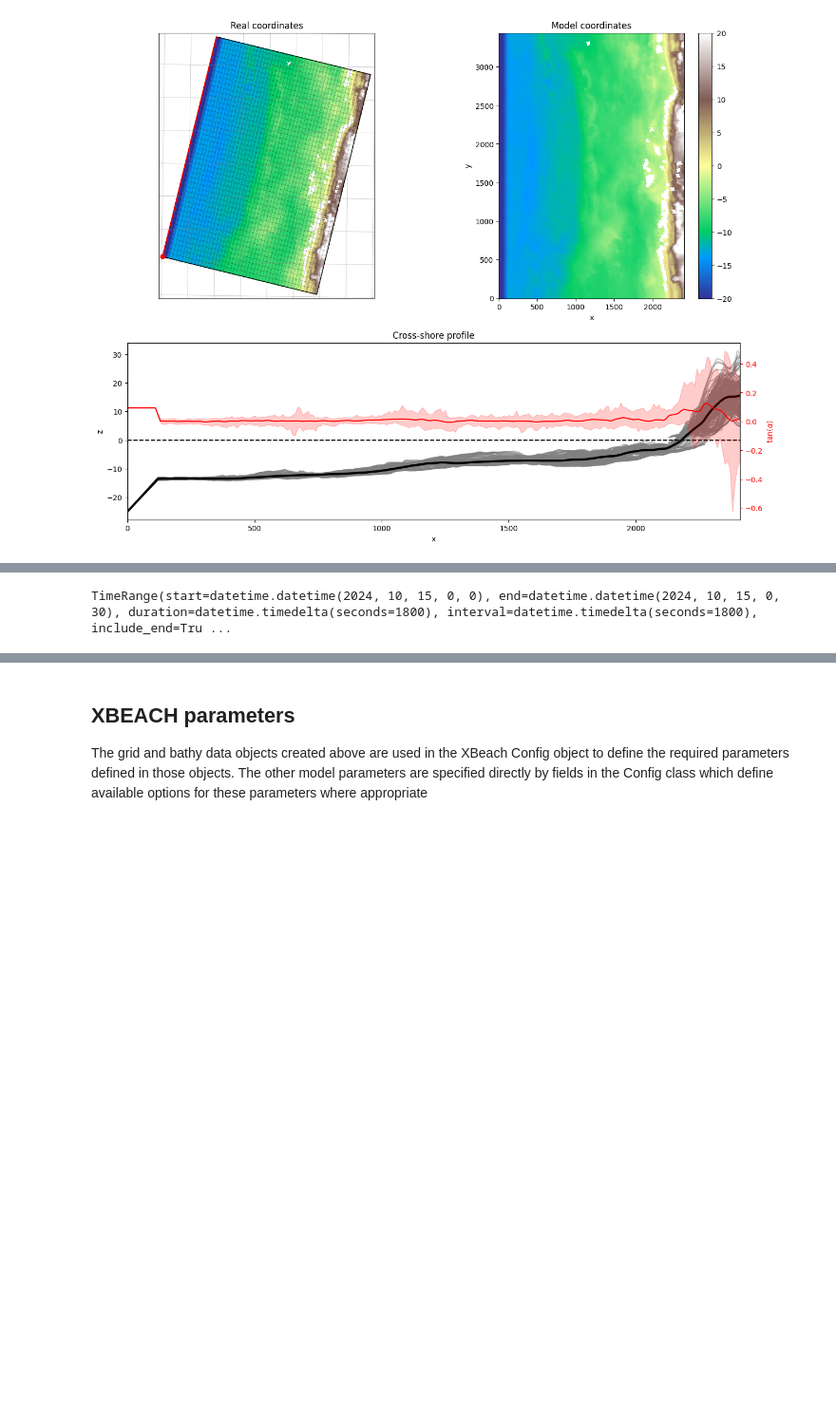
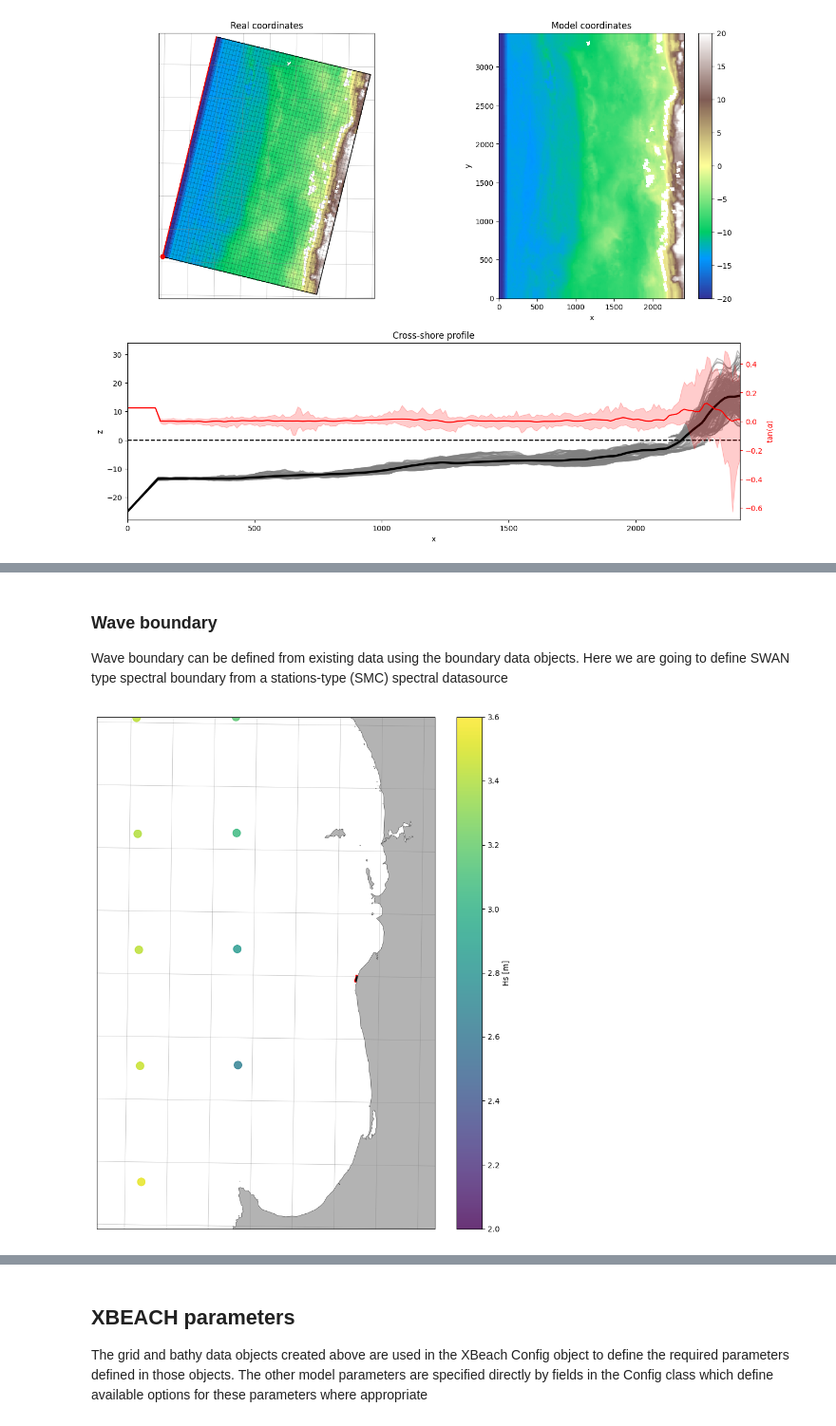
Before and after one commit to rom-py/rompy-notebooks, a Jupyter notebook: notebooks/xbeach/example_procedural.ipynb, the cells around one changed output, grey strips where cells are left out. Shown at 95% size. Drawn from its saved outputs; the diff is of its cells as text; code cells hidden in the pictures; blank space fills up the shorter version.

```diff
--- a/notebooks/xbeach/example_procedural.ipynb
+++ b/notebooks/xbeach/example_procedural.ipynb
@@ -23,0 +32,5 @@ workdir.mkdir()
+# %%
+from rompy.core.time import TimeRange
+
+times = TimeRange(start="2023-01-01T00", end="2023-01-02T00", freq="1h")
+times
@@ -192,10 +208,6 @@ from rompy.core.time import TimeRange
-# %%
-# Define a time object to run the model in surfbeat mode for 1800 s
-
-times = TimeRange(
-    start="2024-10-15T00:00",
-    end="2024-10-15T00:30",
-    interval="1800s")
-times
-# %% [output]
-TimeRange(start=datetime.datetime(2024, 10, 15, 0, 0), end=datetime.datetime(2024, 10, 15, 0, 30), duration=datetime.timedelta(seconds=1800), interval=datetime.timedelta(seconds=1800), include_end=Tru ...
+# %% [markdown]
+### Wave boundary
+
+Wave boundary can be defined from existing data using the boundary data objects. Here
+we are going to define SWAN type spectral boundary from a stations-type (SMC) spectral
+datasource
@@ -201,0 +217,44 @@ TimeRange(start=datetime.datetime(2024, 10, 15, 0, 0), end=datetime.datetime(202
+# %%
+# Define the source of the wave spectra
+
+source = SourceCRSWavespectra(
+    uri=DATADIR / "ww3-spectra-20230101.nc",
+    reader="read_ww3",
+)
+source
+
+
+# Define the wave boundary instance
+
+wave = BoundaryStationSpectraSwan(source=source)
+# %%
+# Calculate and plot Hs for the first model time
+
+ds = source.open().sel(time=times.start).squeeze()
+fig, ax = plt.subplots(subplot_kw=dict(projection=grid.projection), figsize=(10, 12))
+p = ax.scatter(
+    ds.lon,
+    ds.lat,
+    s=100,
+    c=ds.spec.hs(),
+    cmap="viridis",
+    transform=ccrs.PlateCarree(),
+    vmin=2.0,
+    vmax=3.6,
+    alpha=0.8,
+)
+ax = grid.plot(
+    ax=ax,
+    scale="h",
+    grid_kwargs=dict(facecolor="black", edgecolor="red", alpha=1.0),
+    # buffer=100000,
+    set_extent=False,
+    set_gridlines=False,
+    show_offshore=False,
+    show_origin=False,
+)
+plt.colorbar(p, label="Hs [m]")
+
+ax.set_extent([114.3, 116, -33.7, -31.5], crs=ccrs.PlateCarree())
+# %% [output]
+[figure, added]
```
Also changed, not shown: parts of 29 cells of this notebook.
